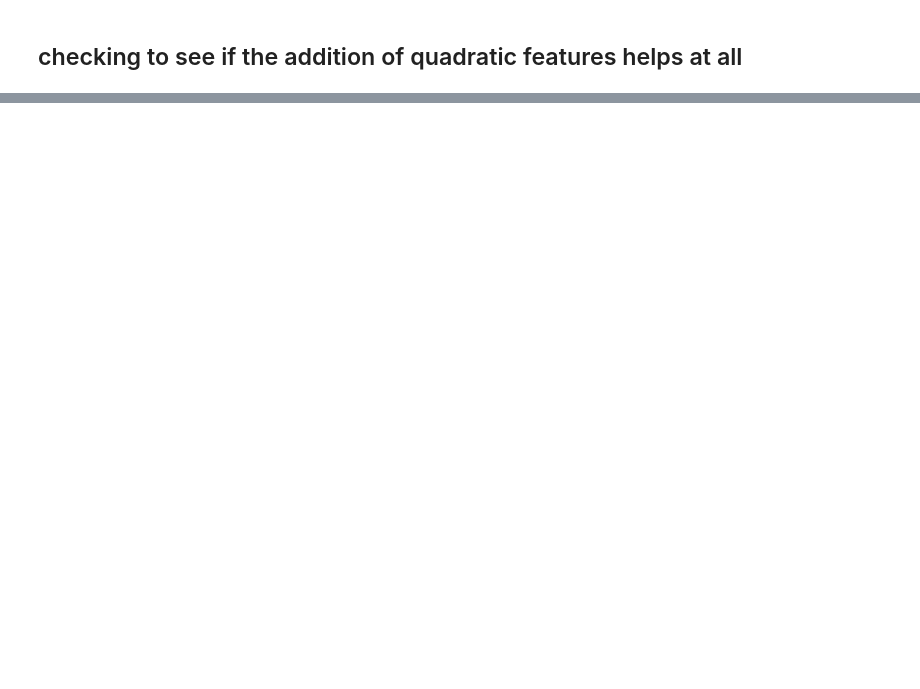
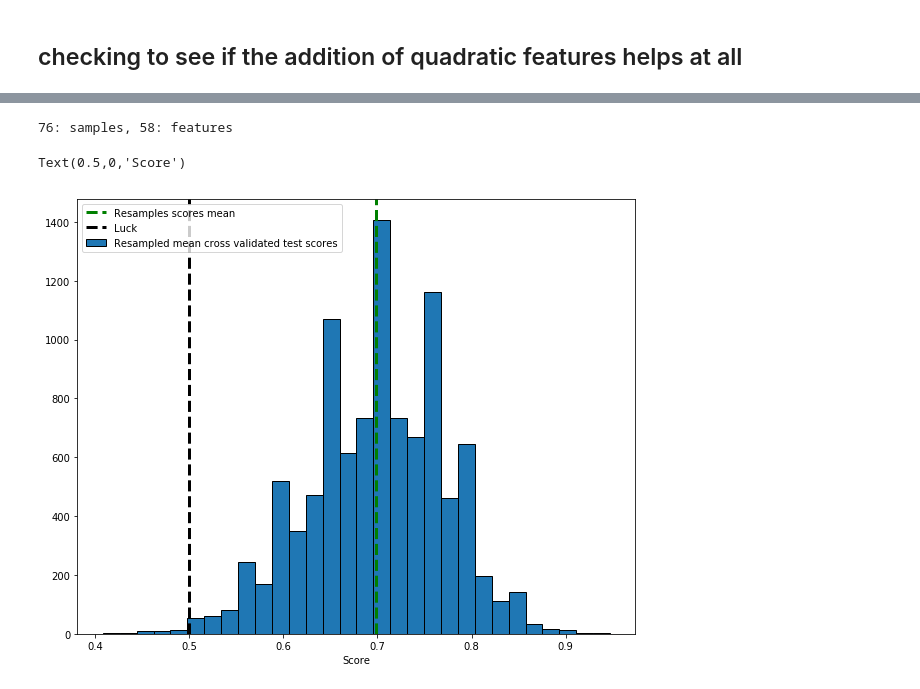
Before and after one commit to zhenghanQ/bild, a Jupyter notebook: second_level_roi_analysis/sklearn_prelim.ipynb, the cells around one changed output, grey strips where cells are left out. Drawn from its saved outputs; the diff is of its cells as text; code cells hidden in the pictures; blank space fills up the shorter version.

```diff
--- a/second_level_roi_analysis/sklearn_prelim.ipynb
+++ b/second_level_roi_analysis/sklearn_prelim.ipynb
@@ -298,0 +302,6 @@ p-value if assuming the mean is the true score: 0.005684
+# %%
+from sklearn.model_selection import StratifiedKFold
+X = data.values; print("{}: samples, {}: features".format(*X.shape))
+cv_idxs = evensplit_resampler(y, 10000)
+# %% [output]
+76: samples, 58: features
@@ -298,0 +326,33 @@ p-value if assuming the mean is the true score: 0.005684
+# %%
+for outer_idx, cidx in enumerate(cv_idxs):
+    X_resampled, y_resampled = X[cidx], y[cidx]
+
+    inner_accs = []
+    inner_n_chosen = []
+    inner_coefs = []
+
+    for idx, (train_idx, test_idx) in enumerate(StratifiedKFold(n_splits=2).split(X_resampled, y_resampled)):
+        X_train, X_test = X_resampled[train_idx], X_resampled[test_idx]
+        y_train, y_test = y_resampled[train_idx], y_resampled[test_idx]
+        clf.fit(X_train, y_train)
+        all_inner_coef = clf.named_steps["lg"].coef_.ravel()
+        coefs.append(all_inner_coef)
+        inner_accs.append(metrics.accuracy_score(y_test, clf.predict(X_test)))
+        coef_nonzero = all_inner_coef != 0
+        inner_n_chosen.append(np.sum(coef_nonzero))
+        inner_coefs.append(data.columns[coef_nonzero].values)
+
+    intersection_per_resample_coef.append(id_intersect(inner_coefs))
+    mean_n_chosen.append(np.mean(inner_n_chosen))
+    accs_r3[outer_idx] = np.mean(inner_accs)
+# %%
+plt.hist(accs_r3, bins=30, label='Resampled mean cross validated test scores', edgecolor='black')
+ylim = plt.ylim()
+plt.plot(2 * [accs_r3.mean()], ylim, '--g', linewidth=3, label="Resamples scores mean")
+plt.plot([.5, .5], ylim, '--k', linewidth=3, label='Luck')
+plt.ylim(ylim)
+plt.legend()
+plt.xlabel('Score')
+# %% [output]
+Text(0.5,0,'Score')
+[figure, added]
```
Also changed, not shown: parts of 16 cells of this notebook.
